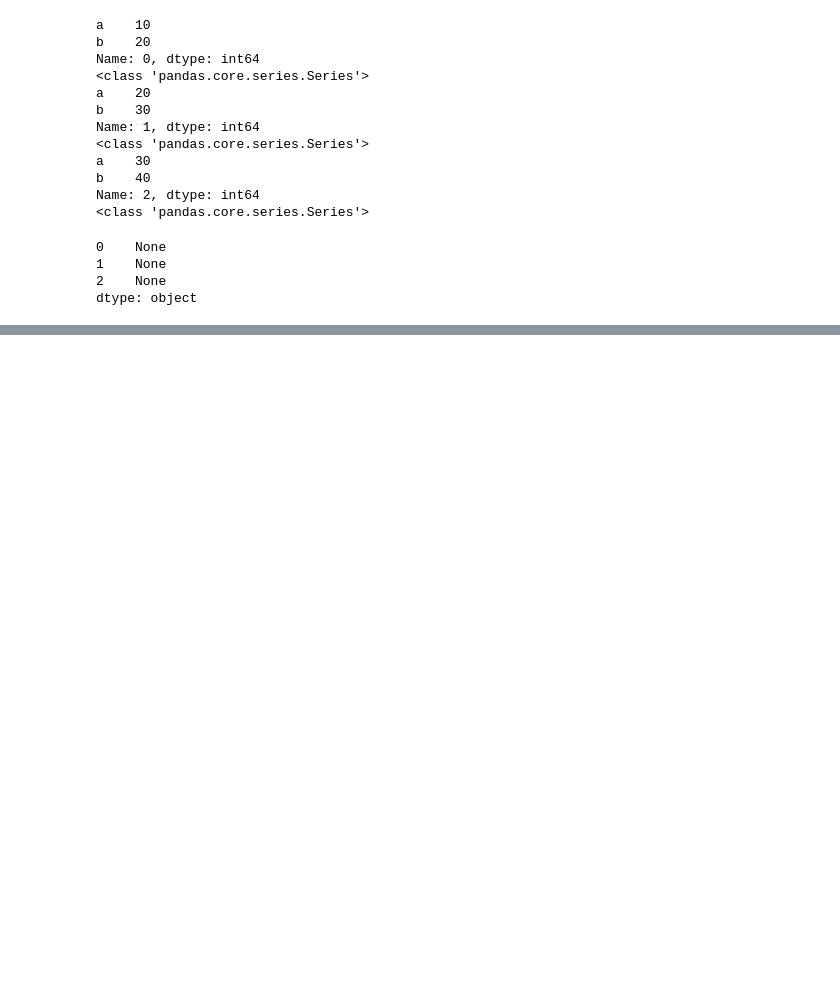
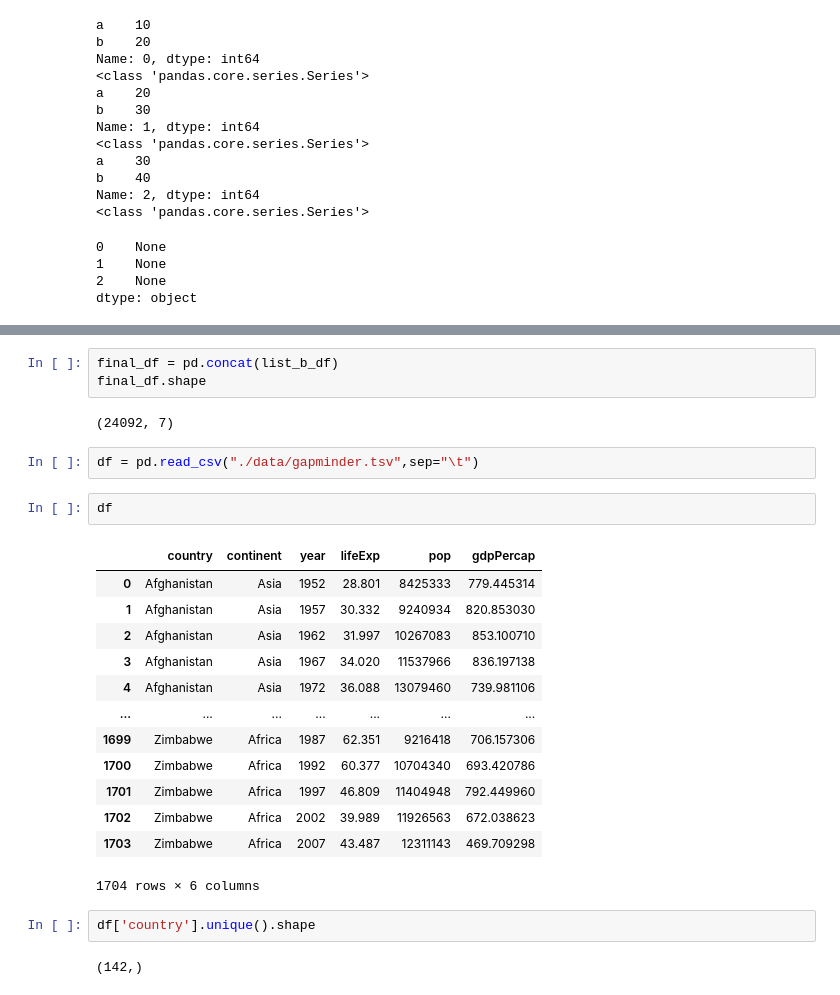
Before and after one commit to damdam1219/hipython_rep, a Jupyter notebook: 14. 데이터 전처리.ipynb, the cells around one changed output, grey strips where cells are left out. Drawn from its saved outputs; the diff is of its cells as text; blank space fills up the shorter version.

```diff
--- a/14. 데이터 전처리.ipynb
+++ b/14. 데이터 전처리.ipynb
@@ -453,0 +808,27 @@ data= {'name':['']}
+# %%
+final_df = pd.concat(list_b_df)
+final_df.shape
+# %% [output]
+(24092, 7)
+# %%
+df = pd.read_csv("./data/gapminder.tsv",sep="\t")
+# %%
+df
+# %% [output]
+|  | country | continent | year | lifeExp | pop | gdpPercap |
+| 0 | Afghanistan | Asia | 1952 | 28.801 | 8425333 | 779.445314 |
+| 1 | Afghanistan | Asia | 1957 | 30.332 | 9240934 | 820.853030 |
+| 2 | Afghanistan | Asia | 1962 | 31.997 | 10267083 | 853.100710 |
+| 3 | Afghanistan | Asia | 1967 | 34.020 | 11537966 | 836.197138 |
+| 4 | Afghanistan | Asia | 1972 | 36.088 | 13079460 | 739.981106 |
+| ... | ... | ... | ... | ... | ... | ... |
+| 1699 | Zimbabwe | Africa | 1987 | 62.351 | 9216418 | 706.157306 |
+| 1700 | Zimbabwe | Africa | 1992 | 60.377 | 10704340 | 693.420786 |
+| 1701 | Zimbabwe | Africa | 1997 | 46.809 | 11404948 | 792.449960 |
+| 1702 | Zimbabwe | Africa | 2002 | 39.989 | 11926563 | 672.038623 |
+| 1703 | Zimbabwe | Africa | 2007 | 43.487 | 12311143 | 469.709298 |
+1704 rows × 6 columns
+# %%
+df['country'].unique().shape
+# %% [output]
+(142,)
```
Also changed, not shown: parts of 106 cells of this notebook.
